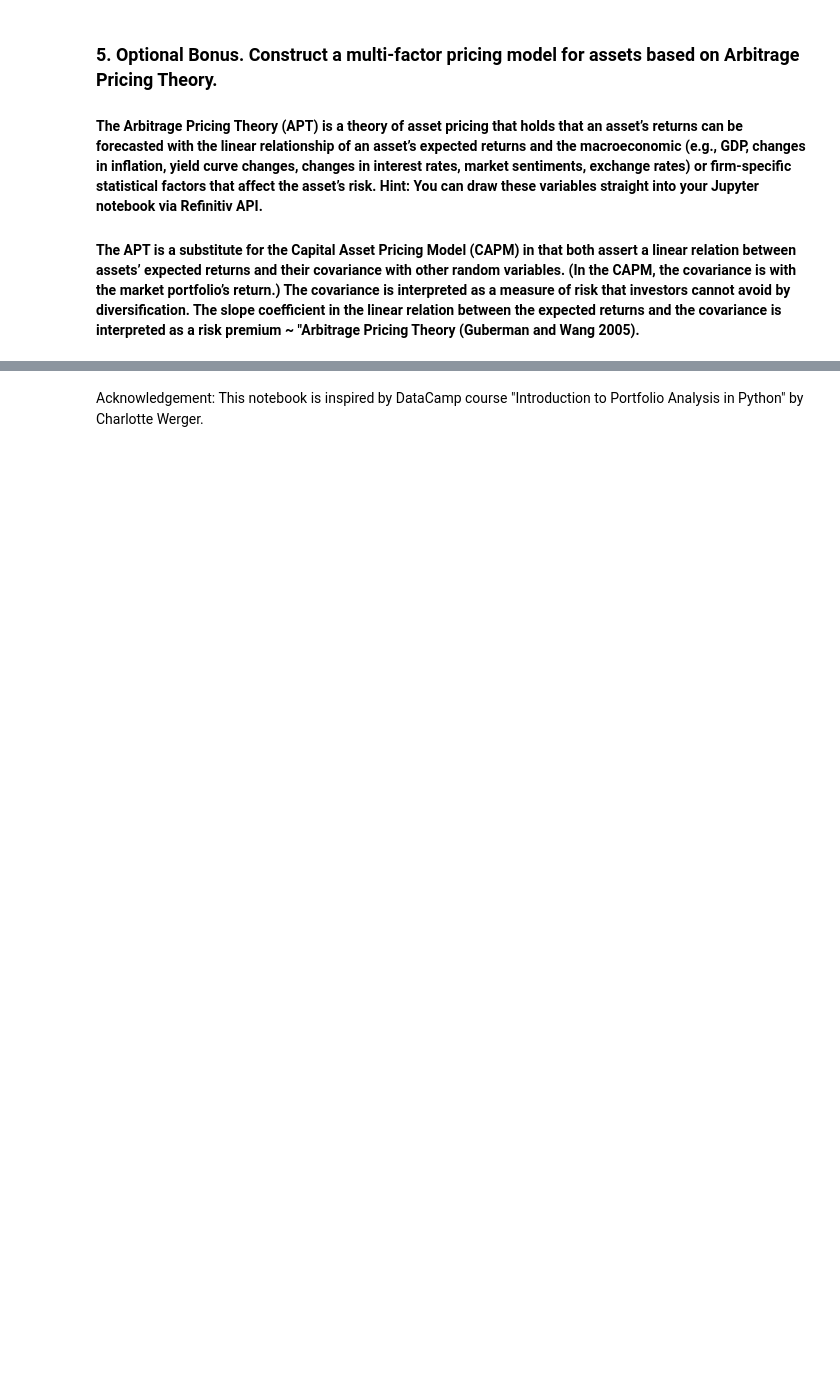
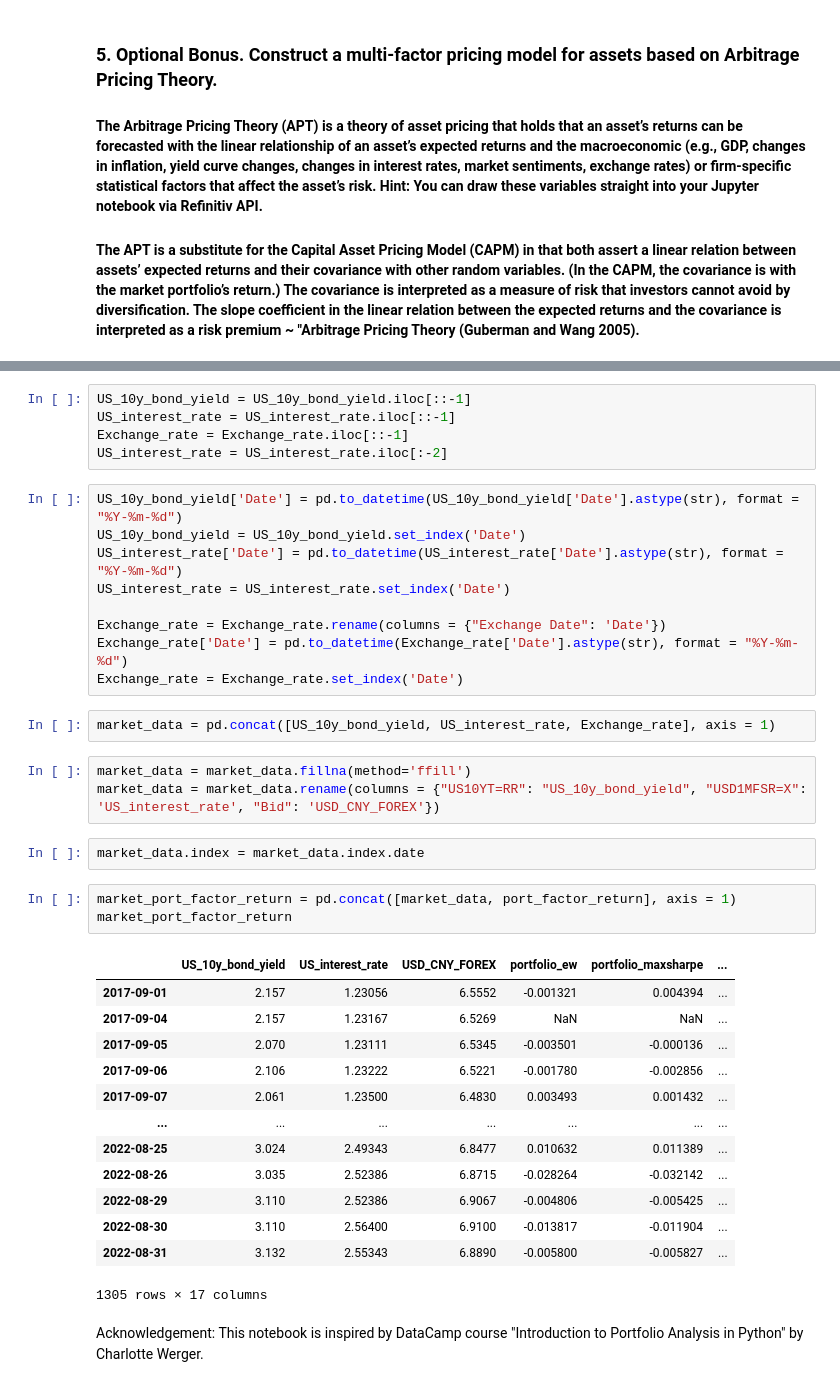
Before and after one commit to steveshao1213/Biz_Datalab4, a Jupyter notebook: Data Lab 4 Guide.ipynb, the cells around one changed output, grey strips where cells are left out. Drawn from its saved outputs; the diff is of its cells as text; blank space fills up the shorter version.

```diff
--- a/Data Lab 4 Guide.ipynb
+++ b/Data Lab 4 Guide.ipynb
@@ -467,2 +475,40 @@ import refinitiv.data as rd
+# %%
+US_10y_bond_yield = US_10y_bond_yield.iloc[::-1]
+US_interest_rate = US_interest_rate.iloc[::-1]
+Exchange_rate = Exchange_rate.iloc[::-1]
+US_interest_rate = US_interest_rate.iloc[:-2]
+# %%
+US_10y_bond_yield['Date'] = pd.to_datetime(US_10y_bond_yield['Date'].astype(str), format = "%Y-%m-%d")
+US_10y_bond_yield = US_10y_bond_yield.set_index('Date')
+US_interest_rate['Date'] = pd.to_datetime(US_interest_rate['Date'].astype(str), format = "%Y-%m-%d")
+US_interest_rate = US_interest_rate.set_index('Date')
+
+Exchange_rate = Exchange_rate.rename(columns = {"Exchange Date": 'Date'})
+Exchange_rate['Date'] = pd.to_datetime(Exchange_rate['Date'].astype(str), format = "%Y-%m-%d")
+Exchange_rate = Exchange_rate.set_index('Date')
+# %%
+market_data = pd.concat([US_10y_bond_yield, US_interest_rate, Exchange_rate], axis = 1)
+# %%
+market_data = market_data.fillna(method='ffill')
+market_data = market_data.rename(columns = {"US10YT=RR": "US_10y_bond_yield", "USD1MFSR=X": 'US_interest_rate', "Bid": 'USD_CNY_FOREX'})
+# %%
+market_data.index = market_data.index.date
+# %%
+market_port_factor_return = pd.concat([market_data, port_factor_return], axis = 1)
+market_port_factor_return
+# %% [output]
+|  | US_10y_bond_yield | US_interest_rate | USD_CNY_FOREX | portfolio_ew | portfolio_maxsharpe | ... |
+| 2017-09-01 | 2.157 | 1.23056 | 6.5552 | -0.001321 | 0.004394 | ... |
+| 2017-09-04 | 2.157 | 1.23167 | 6.5269 | NaN | NaN | ... |
+| 2017-09-05 | 2.070 | 1.23111 | 6.5345 | -0.003501 | -0.000136 | ... |
+| 2017-09-06 | 2.106 | 1.23222 | 6.5221 | -0.001780 | -0.002856 | ... |
+| 2017-09-07 | 2.061 | 1.23500 | 6.4830 | 0.003493 | 0.001432 | ... |
+| ... | ... | ... | ... | ... | ... | ... |
+| 2022-08-25 | 3.024 | 2.49343 | 6.8477 | 0.010632 | 0.011389 | ... |
+| 2022-08-26 | 3.035 | 2.52386 | 6.8715 | -0.028264 | -0.032142 | ... |
+| 2022-08-29 | 3.110 | 2.52386 | 6.9067 | -0.004806 | -0.005425 | ... |
+| 2022-08-30 | 3.110 | 2.56400 | 6.9100 | -0.013817 | -0.011904 | ... |
+| 2022-08-31 | 3.132 | 2.55343 | 6.8890 | -0.005800 | -0.005827 | ... |
+1305 rows × 17 columns
 # %% [markdown]
 Acknowledgement: This notebook is inspired by DataCamp course "Introduction to Portfolio Analysis in Python" by Charlotte Werger.
```
Also changed, not shown: parts of 9 cells of this notebook, 7 other files.
